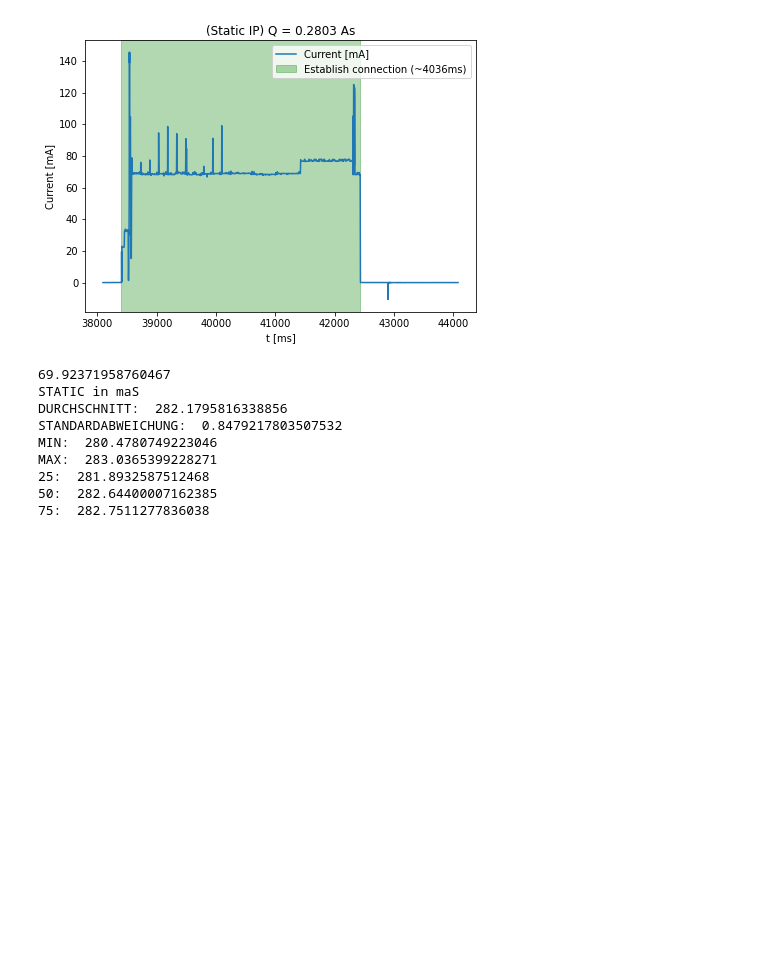
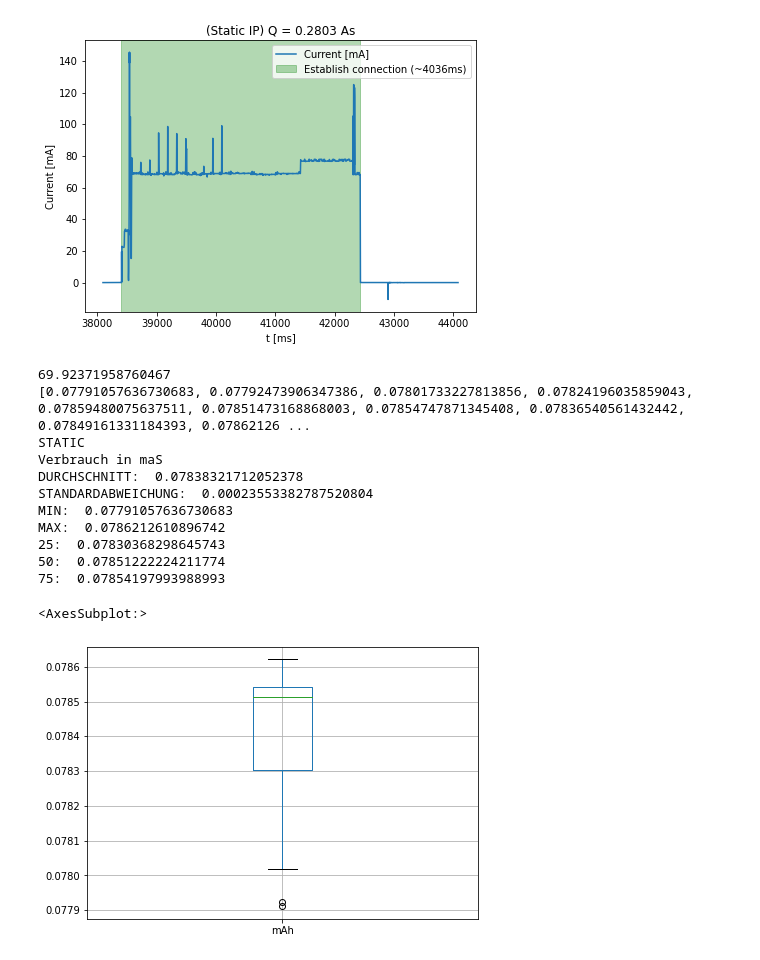
Before and after one commit to widmannthomas/dibse_integratives_gesamt_projekt, a Jupyter notebook: current_sensor/dhcp_static/dhcp_static.ipynb, the cells around one changed output. Saved outputs shown, nothing was run; the diff lists cells and outputs as text; code cells hidden in the pictures; blank space fills up the shorter version.

```diff
--- a/current_sensor/dhcp_static/dhcp_static.ipynb
+++ b/current_sensor/dhcp_static/dhcp_static.ipynb
@@ -301,66 +304,75 @@ print(np.average(average))
 total=[]
 
 dif1=data_frame_dhcp_describe["time_ms"][1497]-data_frame_dhcp_describe["time_ms"][13]
-total.append(dif1*average[0]/1000)
+total.append(dif1*average[0]/1000/3600)
 
 dif2=data_frame_dhcp_describe["time_ms"][3130]-data_frame_dhcp_describe["time_ms"][1644]
-total.append(dif2*average[1]/1000)
+total.append(dif2*average[1]/1000/3600)
 
 dif3=data_frame_dhcp_describe["time_ms"][4819]-data_frame_dhcp_describe["time_ms"][3333]
-total.append(dif3*average[2]/1000)
+total.append(dif3*average[2]/1000/3600)
 
 dif4=data_frame_dhcp_describe["time_ms"][6465]-data_frame_dhcp_describe["time_ms"][4975]
-total.append(dif4*average[3]/1000)
+total.append(dif4*average[3]/1000/3600)
 
 dif5=data_frame_dhcp_describe["time_ms"][8132]-data_frame_dhcp_describe["time_ms"][6644]
-total.append(dif5*average[4]/1000)
+total.append(dif5*average[4]/1000/3600)
 
 dif6=data_frame_dhcp_describe["time_ms"][9842]-data_frame_dhcp_describe["time_ms"][8353]
-total.append(dif6*average[5]/1000)
+total.append(dif6*average[5]/1000/3600)
 
 dif7=data_frame_dhcp_describe["time_ms"][11494]-data_frame_dhcp_describe["time_ms"][10005]
-total.append(dif7*average[6]/1000)
+total.append(dif7*average[6]/1000/3600)
 
 dif8=data_frame_dhcp_describe["time_ms"][13155]-data_frame_dhcp_describe["time_ms"][11669]
-total.append(dif8*average[7]/1000)
+total.append(dif8*average[7]/1000/3600)
 
 dif9=data_frame_dhcp_describe["time_ms"][14825]-data_frame_dhcp_describe["time_ms"][13339]
-total.append(dif9*average[8]/1000)
+total.append(dif9*average[8]/1000/3600)
 
 dif10=data_frame_dhcp_describe["time_ms"][16575]-data_frame_dhcp_describe["time_ms"][15086]
-total.append(dif10*average[9]/1000)
+total.append(dif10*average[9]/1000/3600)
 
 dif11=data_frame_dhcp_describe["time_ms"][18329]-data_frame_dhcp_describe["time_ms"][16843]
-total.append(dif11*average[10]/1000)
+total.append(dif11*average[10]/1000/3600)
 
 dif12=data_frame_dhcp_describe["time_ms"][20028]-data_frame_dhcp_describe["time_ms"][18538]
-total.append(dif12*average[11]/1000)
+total.append(dif12*average[11]/1000/3600)
 
 dif13=data_frame_dhcp_describe["time_ms"][21666]-data_frame_dhcp_describe["time_ms"][20181]
-total.append(dif13*average[12]/1000)
+total.append(dif13*average[12]/1000/3600)
 
 dif14=data_frame_dhcp_describe["time_ms"][23442]-data_frame_dhcp_describe["time_ms"][21955]
-total.append(dif14*average[13]/1000)
+total.append(dif14*average[13]/1000/3600)
 
 dif15=data_frame_dhcp_describe["time_ms"][25303]-data_frame_dhcp_describe["time_ms"][23817]
-total.append(dif15*average[14]/1000)
+total.append(dif15*average[14]/1000/3600)
 
-
-print("STATIC in maS")
+print(total)
+print("STATIC")
+print("Verbrauch in maS")
 print("DURCHSCHNITT: ",np.average(total))
 print("STANDARDABWEICHUNG: ",np.std(total))
 print("MIN: ",np.min(total))
 print("MAX: ",np.max(total))
 print("25: ",np.quantile(total,0.25))
 print("50: ",np.quantile(total,0.5))
 print("75: ",np.quantile(total,0.75))
+
+
+data_frame = pd.read_csv("static_mAh.csv", sep=" ", names=["mAh"])
+data_frame.boxplot(column="mAh")
 # %% [output]
 69.92371958760467
-STATIC in maS
-DURCHSCHNITT:  282.1795816338856
-STANDARDABWEICHUNG:  0.8479217803507532
-MIN:  280.4780749223046
-MAX:  283.0365399228271
-25:  281.8932587512468
-50:  282.64400007162385
-75:  282.7511277836038
+[0.07791057636730683, 0.07792473906347386, 0.07801733227813856, 0.07824196035859043, 0.07859480075637511, 0.07851473168868003, 0.07854747871345408, 0.07836540561432442, 0.07849161331184393, 0.07862126 ...
+STATIC
+Verbrauch in maS
+DURCHSCHNITT:  0.07838321712052378
+STANDARDABWEICHUNG:  0.00023553382787520804
+MIN:  0.07791057636730683
+MAX:  0.0786212610896742
+25:  0.07830368298645743
+50:  0.07851222224211774
+75:  0.07854197993988993
+<AxesSubplot:>
+[figure, added]
```
Also changed, not shown: parts of 1 cell of this notebook, 7 other files.
